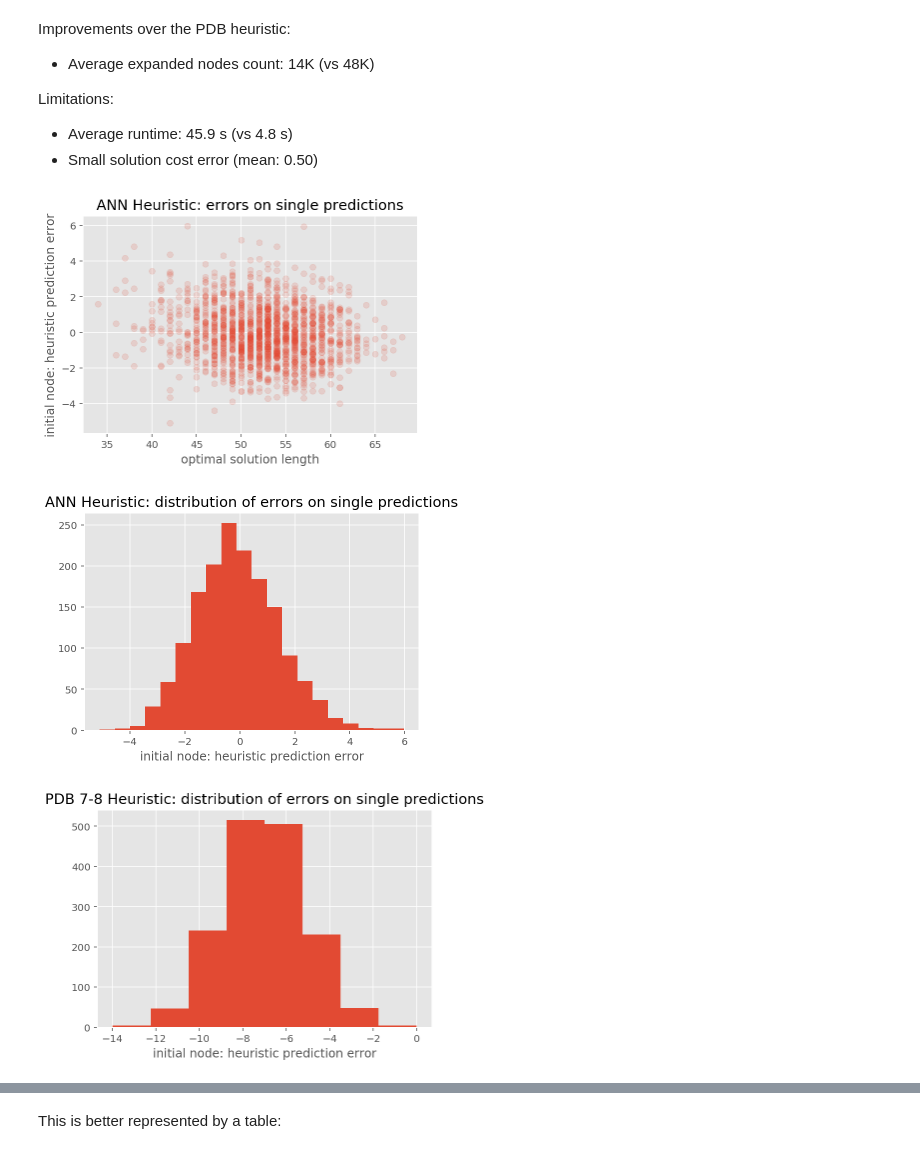
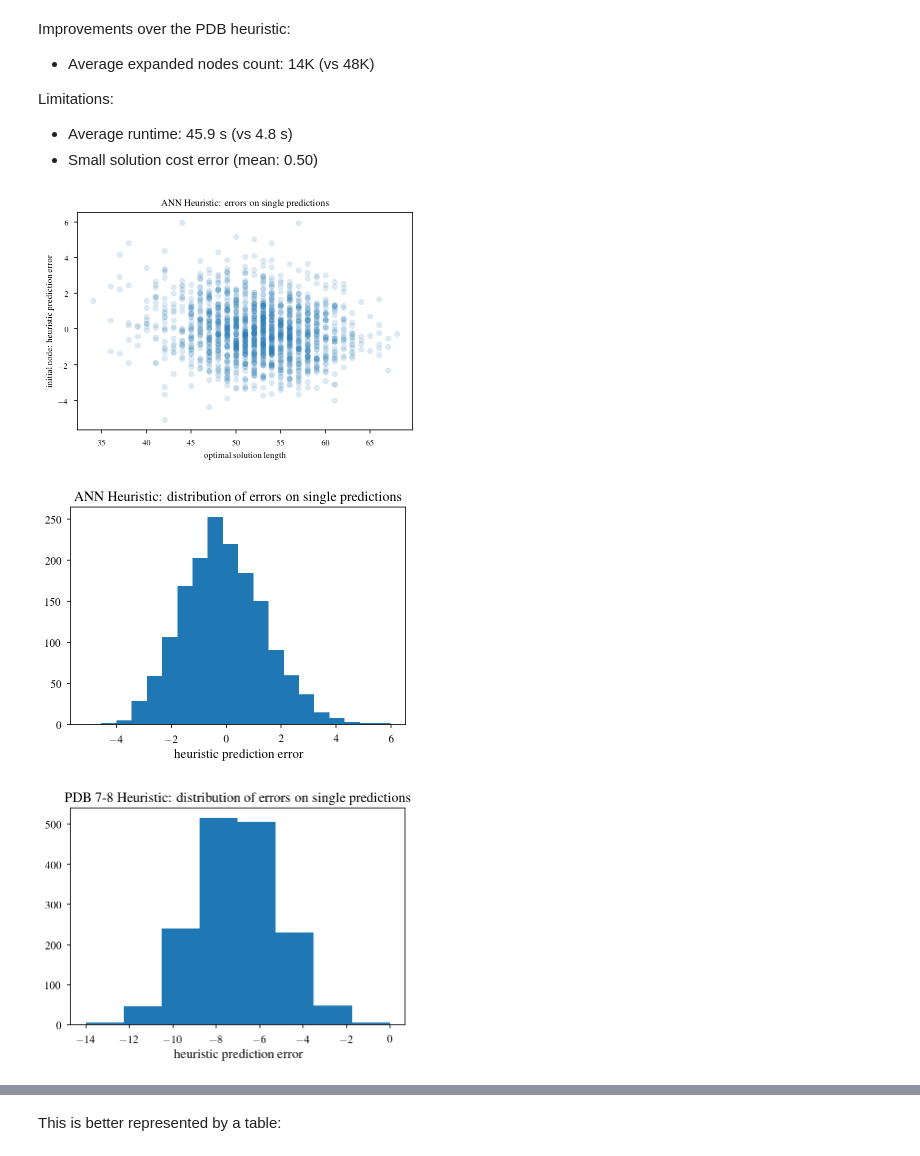
Before and after one commit to vcahlik/fifteen-puzzle, a Jupyter notebook: prototype/notebooks/ANNHeuristicBenchmarkPDB8MoreData.ipynb, the cells around one changed output, grey strips where cells are left out. Drawn from its saved outputs; the diff is of its cells as text; code cells hidden in the pictures.

Commit message:
Make graphs more beautiful

```diff
--- a/prototype/notebooks/ANNHeuristicBenchmarkPDB8MoreData.ipynb
+++ b/prototype/notebooks/ANNHeuristicBenchmarkPDB8MoreData.ipynb
@@ -10,7 +10,7 @@ The tests were run on boards created by random permutations. **The same dataset
 import matplotlib.pyplot as plt
 import numpy as np
 import pandas as pd
-plt.style.use('ggplot')
+plt.style.use('seaborn-paper')
 
 %matplotlib inline
 %config InlineBackend.figure_format='retina'
@@ -119,17 +129,29 @@ plt.title("ANN Heuristic: errors on single predictions")
 plt.xlabel("optimal solution length")
 plt.ylabel("initial node: heuristic prediction error");
 # %% [output]
-[figure, old version]
+[figure, new version]
 # %%
-ann_results_complete['INITIAL_HEURISTIC_PREDICTION_ERROR'].hist(bins=20)
-plt.title("ANN Heuristic: distribution of errors on single predictions")
-plt.xlabel("initial node: heuristic prediction error");
+f = plt.figure()
+
+plt.hist(ann_results_complete['INITIAL_HEURISTIC_PREDICTION_ERROR'], bins=20)
+plt.title("ANN Heuristic: distribution of errors on single predictions", fontsize=14)
+plt.xlabel("heuristic prediction error", fontsize=13)
+plt.xticks(fontsize=11)
+plt.yticks(fontsize=11)
+
+f.savefig("expr_ann-heur-pred-error-distr.pdf", bbox_inches='tight')
 # %% [output]
-[figure, old version]
+[figure, new version]
 # %%
-pdb_results_complete['INITIAL_HEURISTIC_PREDICTION_ERROR'].hist(bins=8)
-plt.title("PDB 7-8 Heuristic: distribution of errors on single predictions")
-plt.xlabel("initial node: heuristic prediction error");
+f = plt.figure()
+
+plt.hist(pdb_results_complete['INITIAL_HEURISTIC_PREDICTION_ERROR'], bins=8)
+plt.title("PDB 7-8 Heuristic: distribution of errors on single predictions", fontsize=14)
+plt.xlabel("heuristic prediction error", fontsize=13)
+plt.xticks(fontsize=11)
+plt.yticks(fontsize=11)
+
+f.savefig("expr_pd87-heur-pred-error-distr.pdf", bbox_inches='tight')
 # %% [output]
-[figure, old version]
+[figure, new version]
 # %%
```
Also changed, not shown: parts of 5 cells of this notebook.
